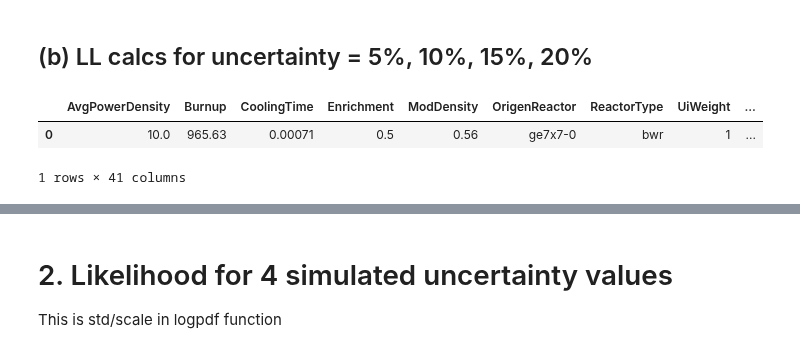
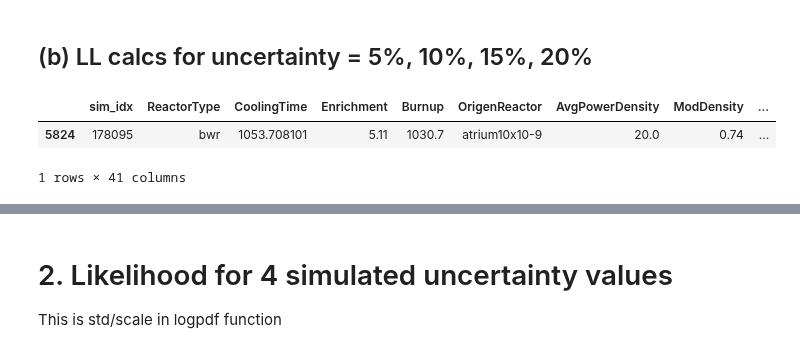
Before and after one commit to opotowsky/like-me-fuel, a Jupyter notebook: jupyter_notebooks/full_likelihood_calcs_train_cases.ipynb, the cells around one changed output, grey strips where cells are left out. Drawn from its saved outputs; the diff is of its cells as text; code cells hidden in the pictures.

```diff
--- a/jupyter_notebooks/full_likelihood_calcs_train_cases.ipynb
+++ b/jupyter_notebooks/full_likelihood_calcs_train_cases.ipynb
@@ -101,6 +101,11 @@ for i, unc_job in enumerate(job_dirs):
-# %%
-ll['good'].head(1)
-# %% [output]
-|  | AvgPowerDensity | Burnup | CoolingTime | Enrichment | ModDensity | OrigenReactor | ReactorType | UiWeight | ... |
-| 0 | 10.0 | 965.63 | 0.00071 | 0.5 | 0.56 | ge7x7-0 | bwr | 1 | ... |
-1 rows × 41 columns
+# %%
+pred_g = pd.read_pickle('pred_good.pkl')
+pred_b = pd.read_pickle('pred_bad.pkl')
+
+#bidx = 283935
+#gidx = 178095
+pred_g
+# %% [output]
+|  | sim_idx | ReactorType | CoolingTime | Enrichment | Burnup | OrigenReactor | AvgPowerDensity | ModDensity | ... |
+| 5824 | 178095 | bwr | 1053.708101 | 5.11 | 1030.7 | atrium10x10-9 | 20.0 | 0.74 | ... |
+1 rows × 41 columns
```
Also changed, not shown: parts of 9 cells of this notebook, 5 other files.
